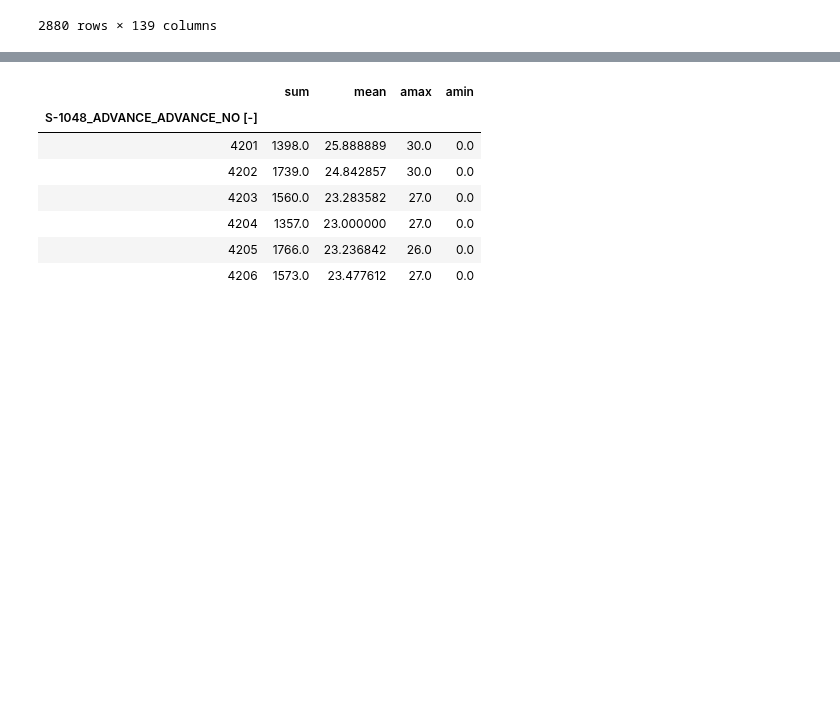
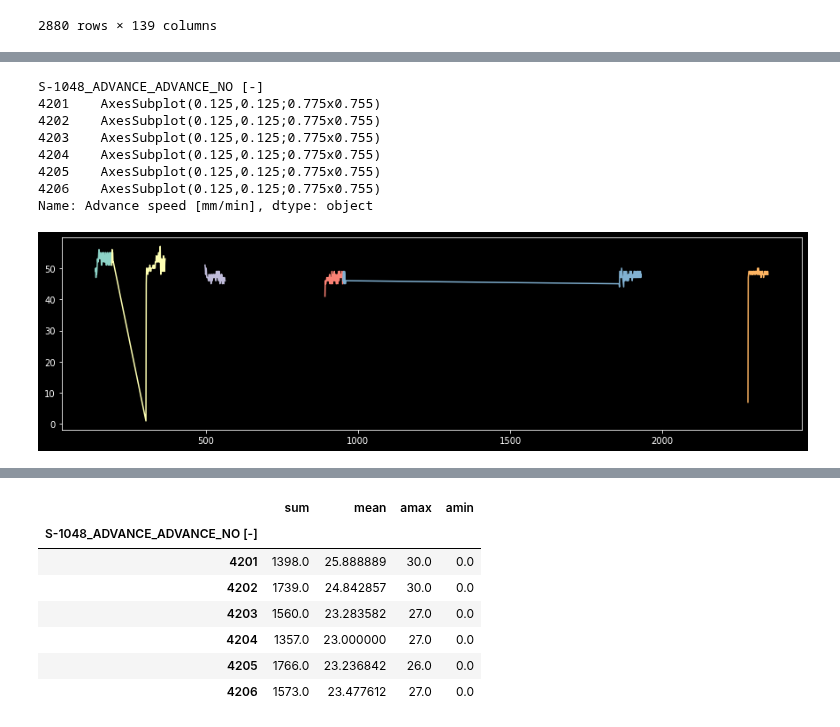
Before and after one commit to fabrizioperuzzo/tbm-slurry-data, a Jupyter notebook: FAL-1048-20100107_LAST.ipynb, the cells around one changed output, grey strips where cells are left out. Drawn from its saved outputs; the diff is of its cells as text; code cells hidden in the pictures; blank space fills up the shorter version.

```diff
--- a/FAL-1048-20100107_LAST.ipynb
+++ b/FAL-1048-20100107_LAST.ipynb
@@ -651 +749,17 @@ for e in np.arange(1,n_row,1):
+# %%
+plt.figure(figsize=(15,4))
+# dfxlscopy[dfxlscopy.state=='fulloper'].groupby(col_list[pos_num])['AET Net Stroke [mm]'].plot()
+# dfxlscopy.groupby(col_list[pos_num])['AET Net Stroke [mm]'].plot()
+# dfxlscopy['AET Net Stroke [mm]'].plot()
+dfxlscopy[dfxlscopy.state=='fulloper'].groupby(col_list[pos_num])['Advance speed [mm/min]'].plot()
+# %% [output]
+S-1048_ADVANCE_ADVANCE_NO [-]
+4201    AxesSubplot(0.125,0.125;0.775x0.755)
+4202    AxesSubplot(0.125,0.125;0.775x0.755)
+4203    AxesSubplot(0.125,0.125;0.775x0.755)
+4204    AxesSubplot(0.125,0.125;0.775x0.755)
+4205    AxesSubplot(0.125,0.125;0.775x0.755)
+4206    AxesSubplot(0.125,0.125;0.775x0.755)
+Name: Advance speed [mm/min], dtype: object
+[figure, added]
 # %%
```
Also changed, not shown: parts of 77 cells of this notebook.
